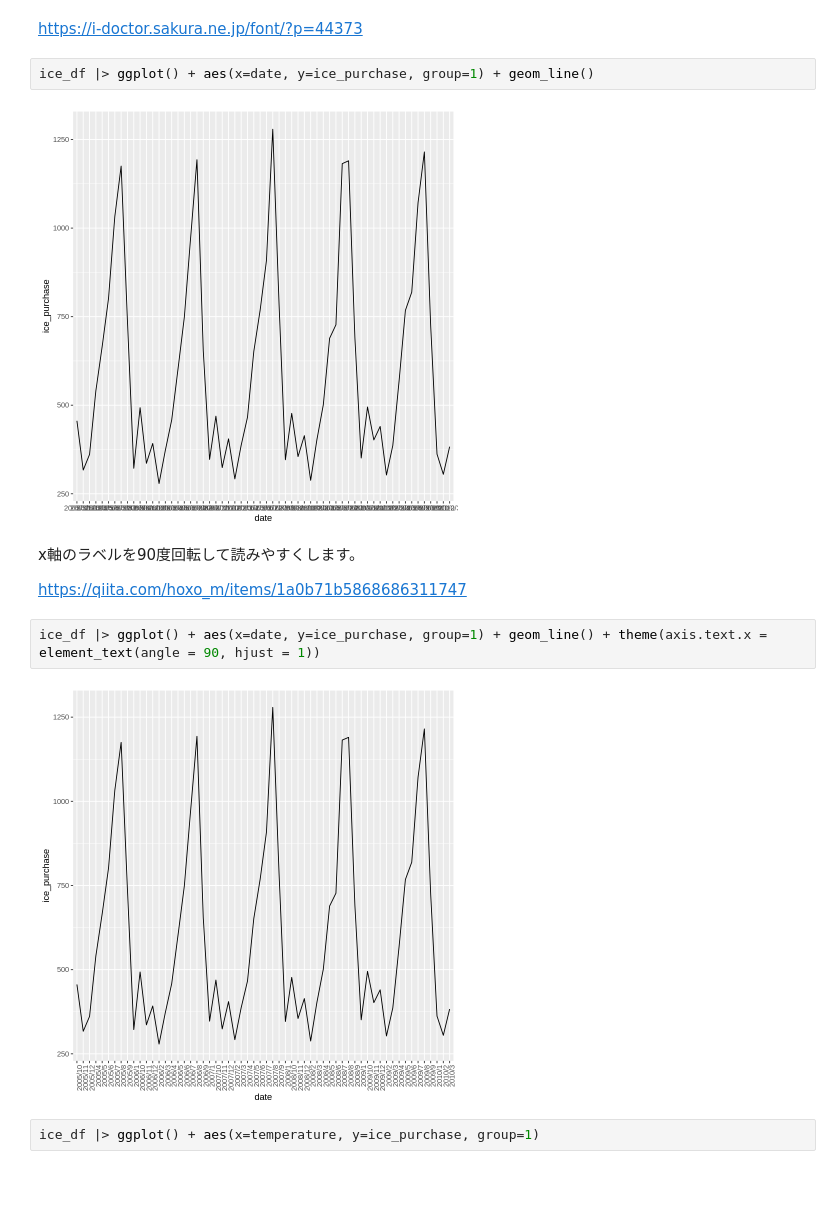
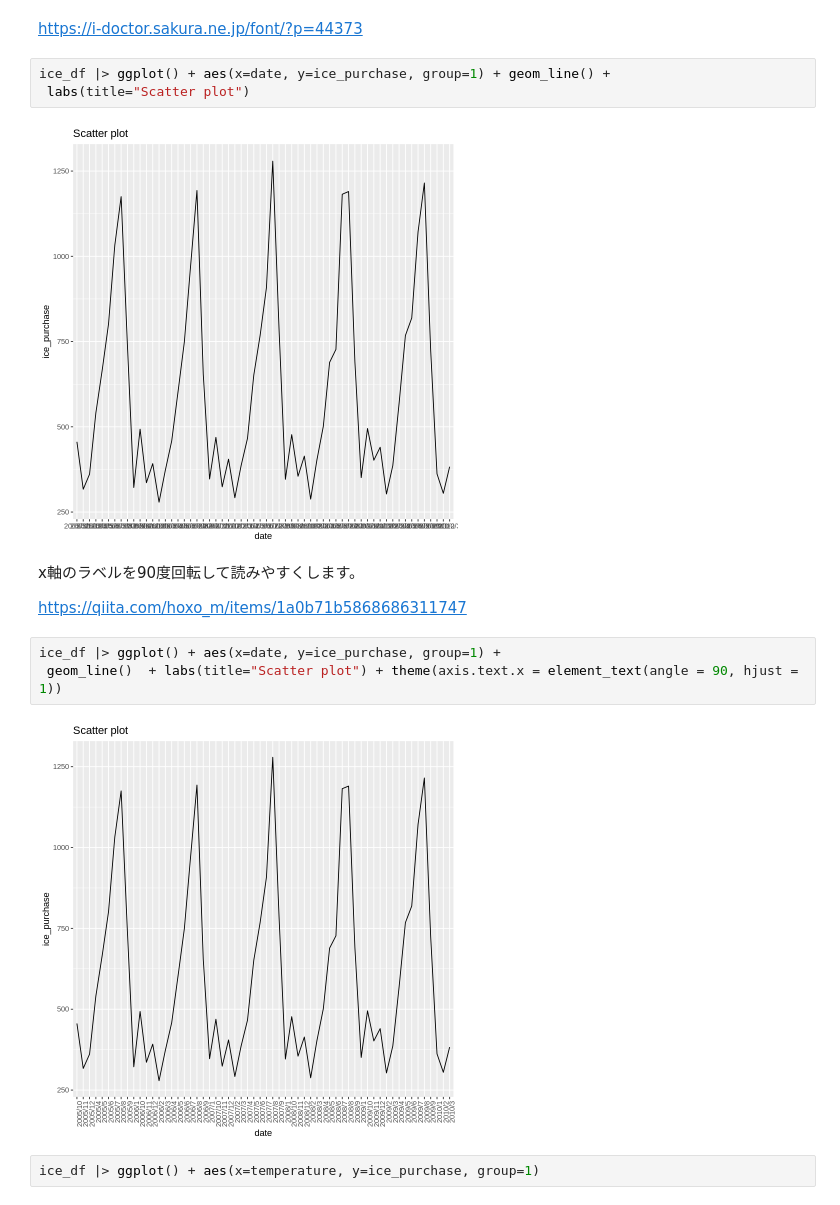
Before and after one commit to koiti-yano/colab, a Jupyter notebook: 経済統計_R入門_11_ggplot2.ipynb, the cells around one changed output. Saved outputs shown, nothing was run; the diff lists cells and outputs as text.

```diff
--- a/経済統計_R入門_11_ggplot2.ipynb
+++ b/経済統計_R入門_11_ggplot2.ipynb
@@ -134,17 +116,19 @@ ice_df |> ggplot() + aes(x=date, y=temperature)
 # %% [markdown]
 https://i-doctor.sakura.ne.jp/font/?p=44373
 # %%
-ice_df |> ggplot() + aes(x=date, y=ice_purchase, group=1) + geom_line()
+ice_df |> ggplot() + aes(x=date, y=ice_purchase, group=1) + geom_line() +
+ labs(title="Scatter plot")
 # %% [output]
-[figure, old version]
+[figure, new version]
 # %% [markdown]
 x軸のラベルを90度回転して読みやすくします。
 
 https://qiita.com/hoxo_m/items/1a0b71b5868686311747
 # %%
-ice_df |> ggplot() + aes(x=date, y=ice_purchase, group=1) + geom_line() + theme(axis.text.x = element_text(angle = 90, hjust = 1))
+ice_df |> ggplot() + aes(x=date, y=ice_purchase, group=1) +
+ geom_line()  + labs(title="Scatter plot") + theme(axis.text.x = element_text(angle = 90, hjust = 1))
 # %% [output]
-[figure, old version]
+[figure, new version]
 # %%
 ice_df |> ggplot() + aes(x=temperature, y=ice_purchase, group=1)
 # %% [output]
```
Also changed, not shown: parts of 8 cells of this notebook.
